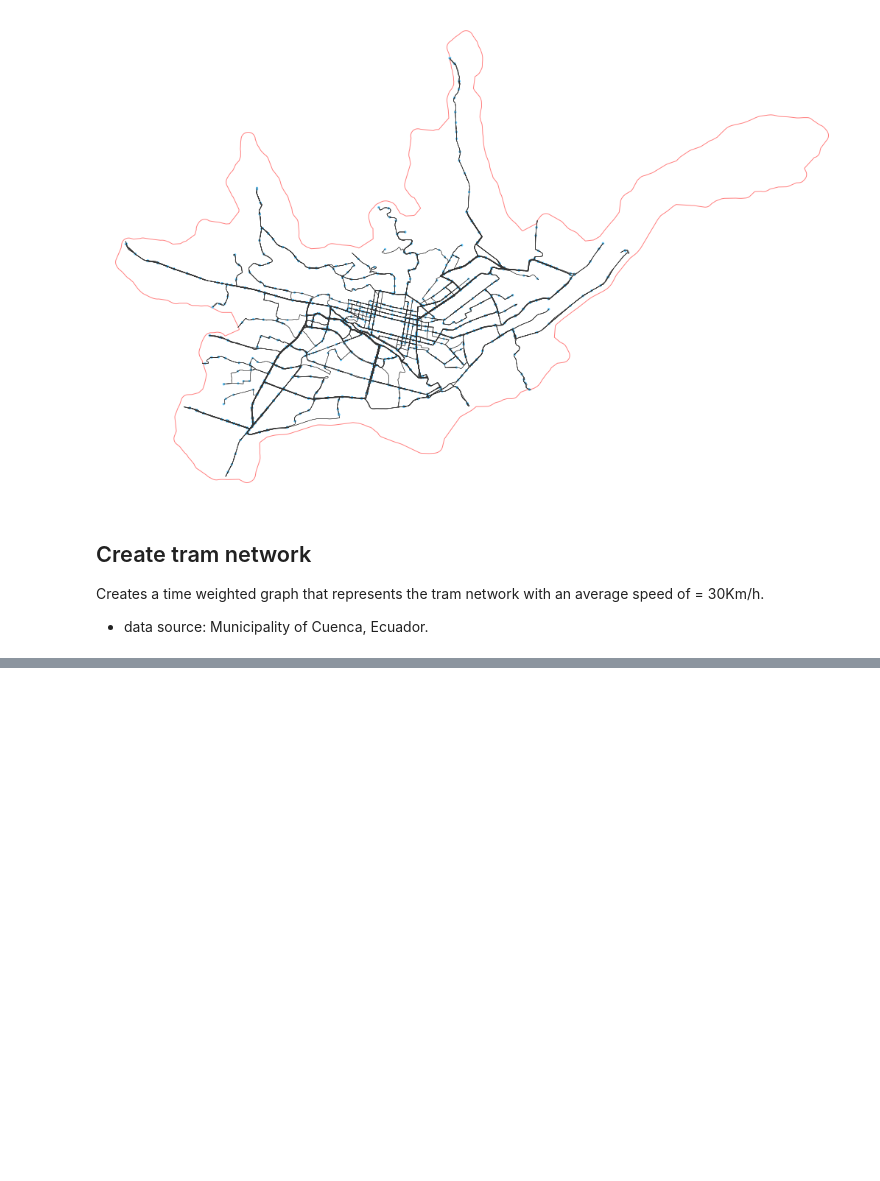
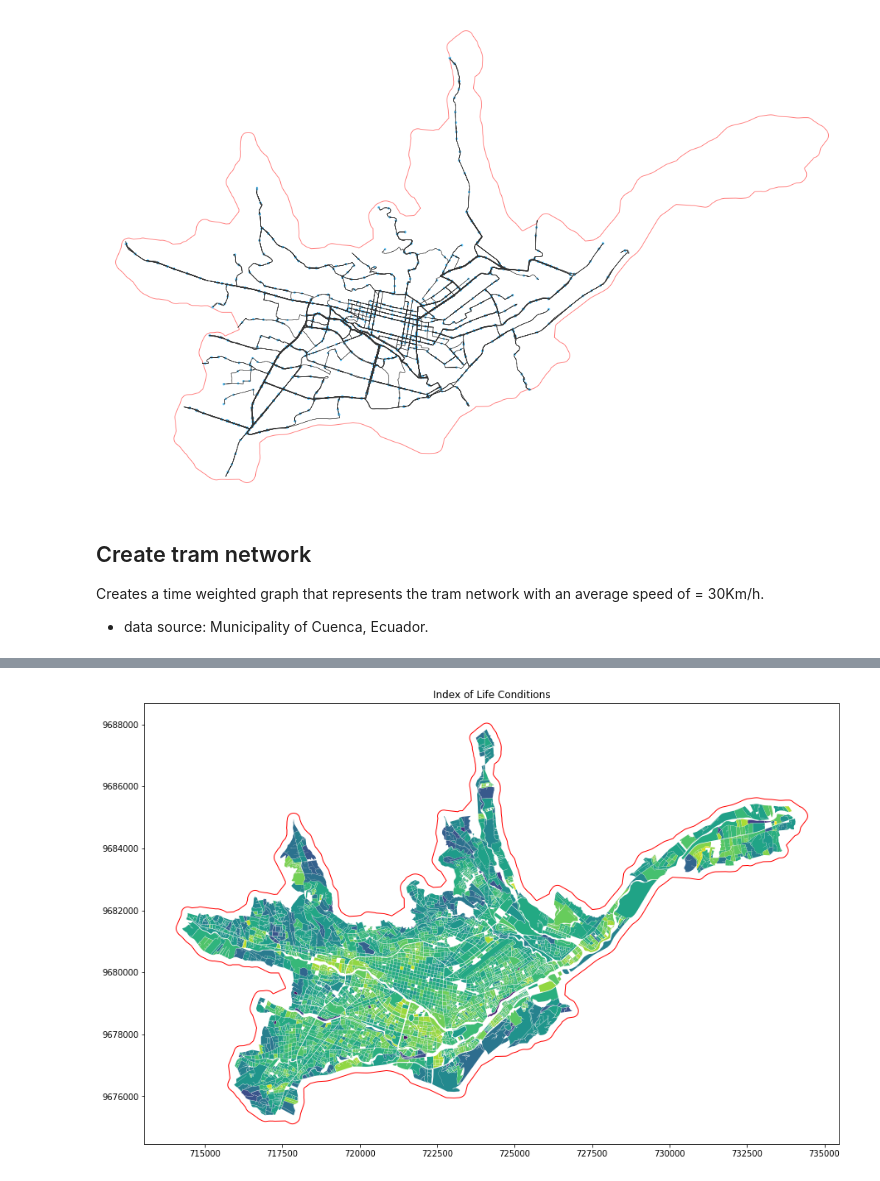
Before and after one commit to mateoneira/MultiplexSegregation, a Jupyter notebook: Multiplex_Segregation.ipynb, the cells around one changed output, grey strips where cells are left out. Cells and saved outputs as stored; diff of their text form; code cells hidden in the pictures; blank space fills up the shorter version.

```diff
--- a/Multiplex_Segregation.ipynb
+++ b/Multiplex_Segregation.ipynb
@@ -281,0 +154,15 @@ line
+# %%
+#join ICV dataframe to block geometry
+blocksICV = blocksGPD.merge(icvIndexDf, left_on = 'DPA_MANZAN', right_on = 'id_man')
+
+#only conserve valid geometries with values
+blocksICV = blocksICV[blocksICV.is_valid]
+blocksICV = blocksICV.dropna()
+# %%
+# plot initial data
+base = blocksICV.plot(column = "ICV", edgecolor='black', cmap='viridis', linewidth=0.01,  figsize = (15,10))
+base.set_title("Index of Life Conditions")
+boundary.plot(color = "None", edgecolor='red',linewidth=1, ax = base)
+plt.show()
+# %% [output]
+[figure, added]
```
Also changed, not shown: parts of 31 cells of this notebook, 2 other files.
